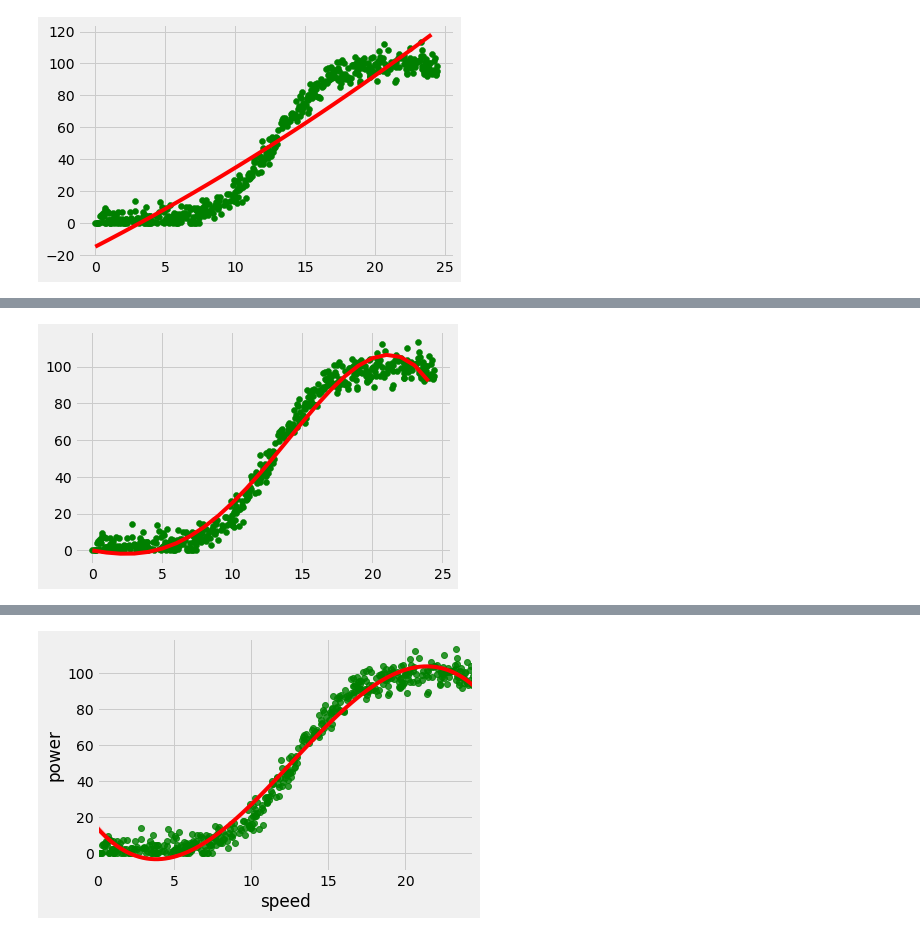
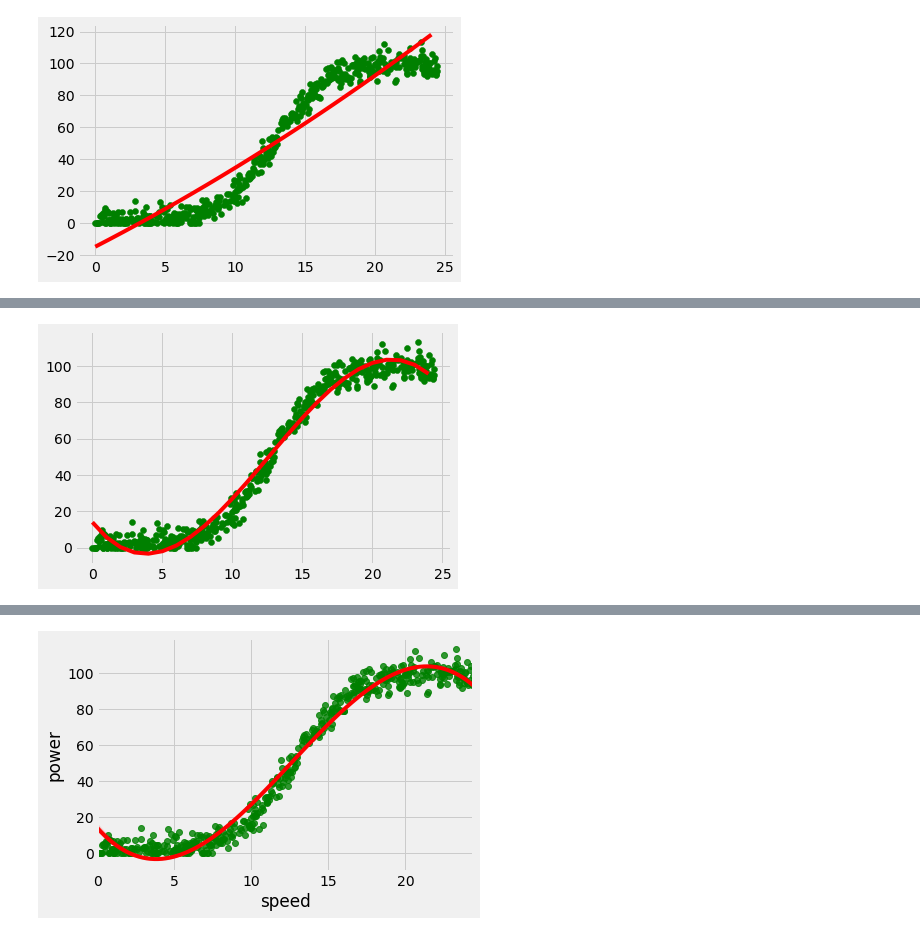
Before and after one commit to eoinlees/FoDA-Project-2020, a Jupyter notebook: Project-2020.ipynb, the cells around one changed output, grey strips where cells are left out. Saved outputs shown, nothing was run; the diff lists cells and outputs as text; code cells hidden in the pictures.

```diff
--- a/Project-2020.ipynb
+++ b/Project-2020.ipynb
@@ -420,37 +381,33 @@ The NumPy polyfit function solves for the 'best fit' coefficients of the polynom
 # %%
-# fit a fifth degree polynomial to the economic data
-from numpy import arange
-from pandas import read_csv
-from scipy.optimize import curve_fit
-from matplotlib import pyplot
+# fit a third degree polynomial
 
 # define the true objective function
-def objective(x, a, b, c, d):#, e, f):
-    return (a * x) + (b * x**2) + (c * x**3) + (d * x**4)# + (e * x**5) + f
+def objective(x, a, b, c, d):
+    return (a * x) + (b * x**2) + (c * x**3) + d
 
 # load the dataset
 data = dfClean.values
 
 # choose the input and output variables
 x, y = data[:, 0], data[:, 1]
 
 # curve fit
 popt, _ = curve_fit(objective, x, y)
 
 # summarize the parameter values
-a, b, c, d = popt #, e, f
+a, b, c, d = popt
 
 # plot input vs output
-pyplot.scatter(x, y, color='g')
+plt.scatter(x, y, color='g')
 
 # define a sequence of inputs between the smallest and largest known inputs
 x_line = arange(min(x), max(x), 1)
 
 # calculate the output for the range
-y_line = objective(x_line, a, b, c, d) #, e, f
+y_line = objective(x_line, a, b, c, d)
 
 # create a line plot for the mapping function
 pyplot.plot(x_line, y_line, color='red')
 pyplot.show()
 # %% [output]
-[figure, old version]
+[figure, new version]
```
Also changed, not shown: parts of 21 cells of this notebook.
